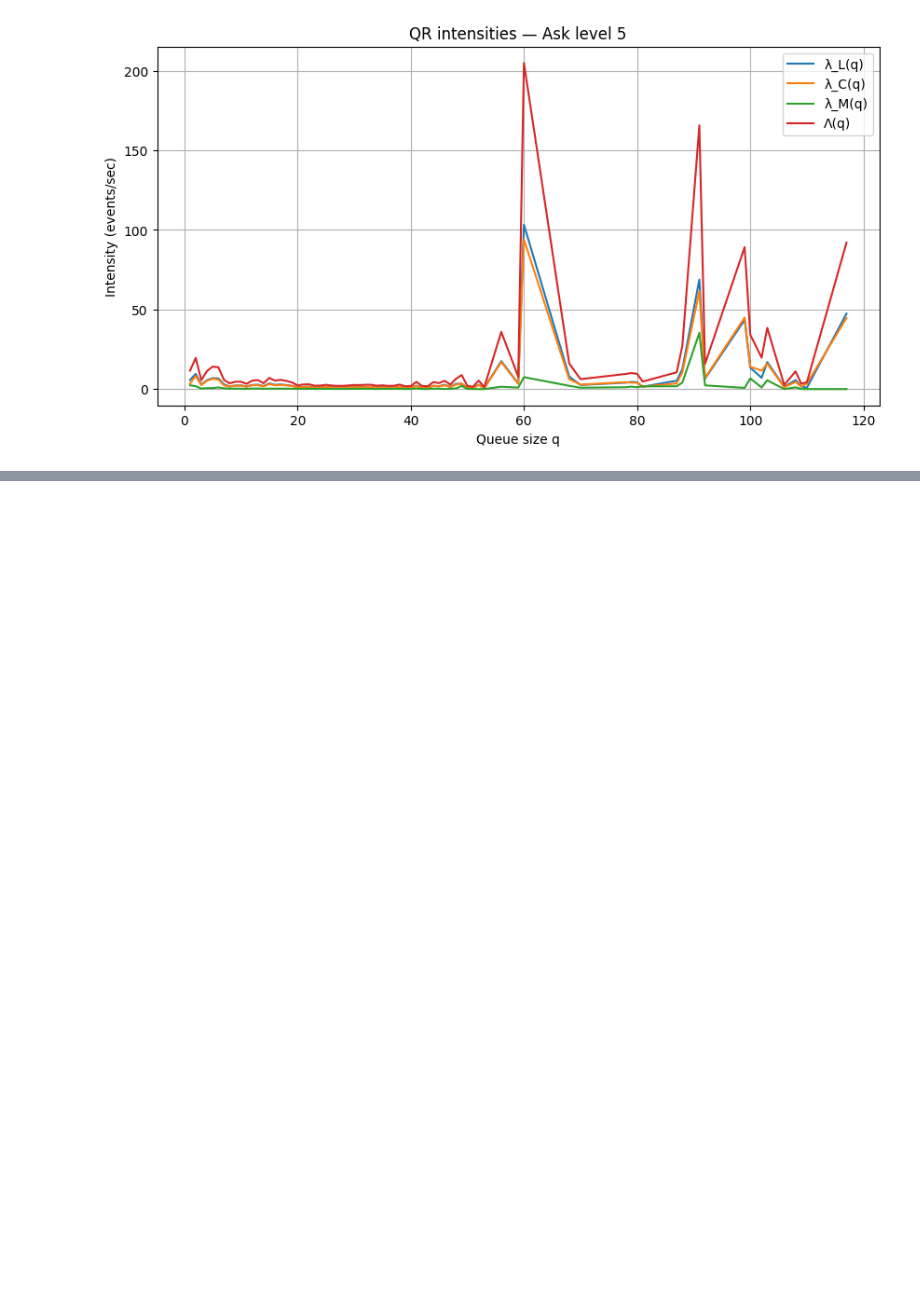
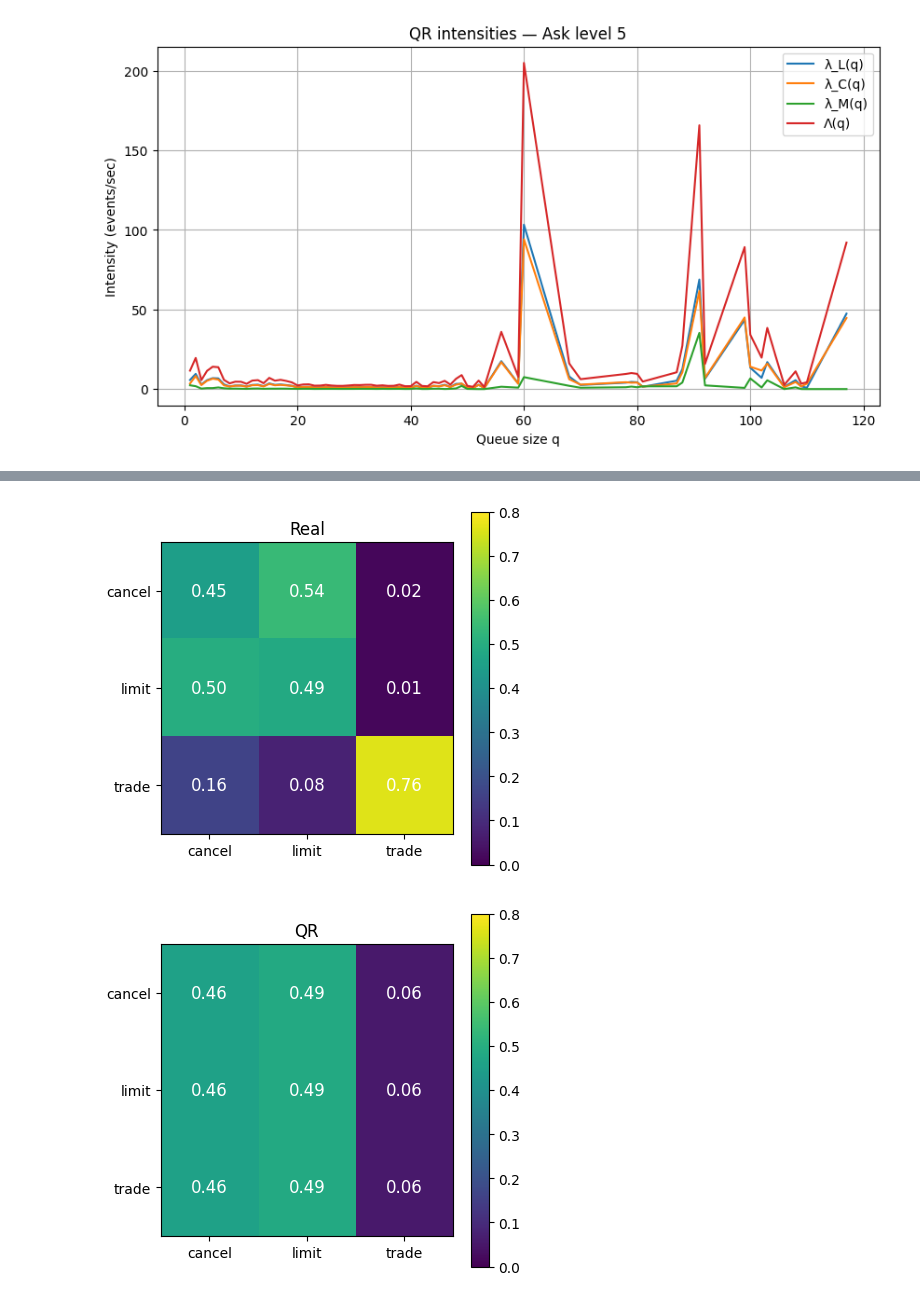
Before and after one commit to archer-paul/DeepQR-Microstructure, a Jupyter notebook: coursework1_rebec.ipynb, the cells around one changed output, grey strips where cells are left out. Cells and saved outputs as stored; diff of their text form; code cells hidden in the pictures; blank space fills up the shorter version.

```diff
--- a/coursework1_rebec.ipynb
+++ b/coursework1_rebec.ipynb
@@ -255,0 +372,7 @@ plot_all_levels(lambdas, Ts, K=5)
+# %%
+# %%
+plot_transition_matrix(real_matrix, "Real")
+plot_transition_matrix(qr_matrix, "QR")
+# %% [output]
+[figure, added]
+[figure, added]
```
Also changed, not shown: parts of 1 cell of this notebook, 2 other files.
